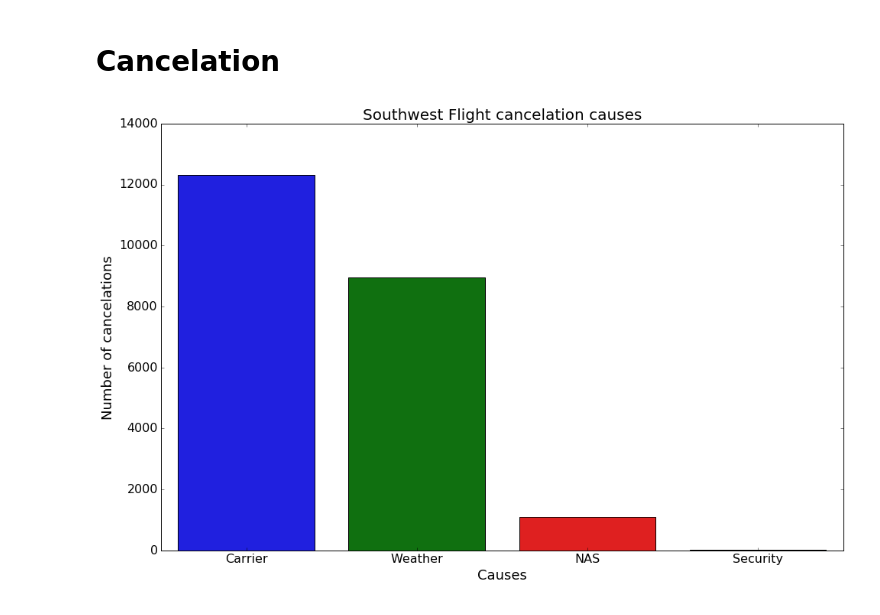
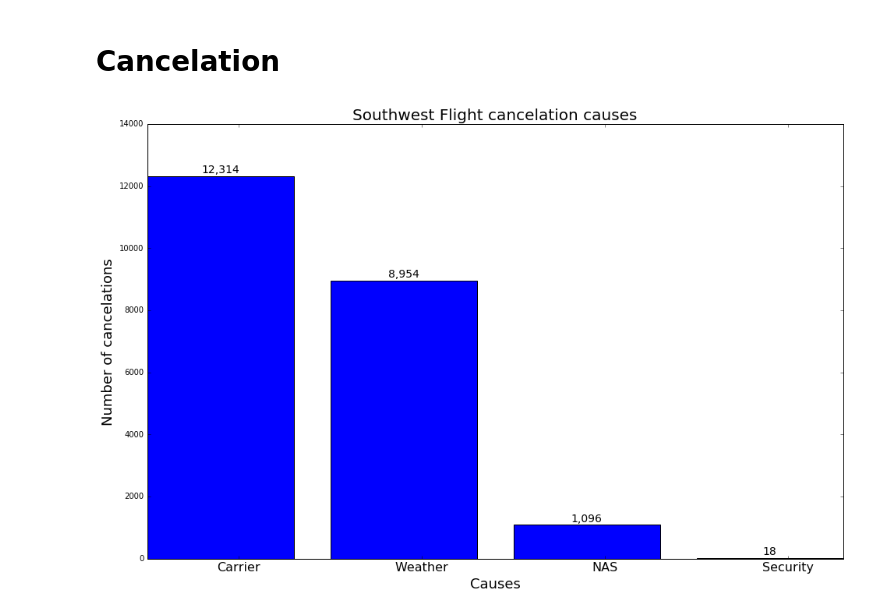
Before and after one commit to Zibski/Airline-on-time, a Jupyter notebook: Data Exploration.ipynb, the cells around one changed output. Cells and saved outputs as stored; diff of their text form; code cells hidden in the pictures.

Commit message:
Cancellation bar fix

```diff
--- a/Data Exploration.ipynb
+++ b/Data Exploration.ipynb
@@ -218,16 +218,22 @@ plt.show()
 # %%
 CancFlights = df[(df.Status == 4)]
 
+z = df[['CancellationCode', 'Month']].groupby(['CancellationCode']).count()
 codes = ['Carrier', 'Weather', 'NAS', 'Security']
-fig, ax = plt.subplots(figsize=(16, 10))
-sns.countplot('CancellationCode', data=CancFlights)
-labels = [item.get_text() for item in ax.get_xticklabels()]
-ax.set_xticklabels(codes)
+plt.figure(figsize=(16, 10))
+#plt.figure(figsize=(12, 8))
+ind=np.arange(4)
+plt.xticks(ind+0.5,(codes), fontsize=16)
+p = plt.bar(ind, z.values.reshape(4,))
 plt.ylabel('Number of cancelations', fontsize=18)
 plt.title('Southwest Flight cancelation causes', fontsize=20)
 plt.xlabel('Causes', fontsize=18)
-plt.xticks(fontsize=16)
-plt.yticks(fontsize=16)
+
+for bar1 in p:
+    plt.gca().text(bar1.get_x() + bar1.get_width()/2,
+                    bar1.get_height() + 100, format(int(bar1.get_height()), ','),
+                    ha='center', color='black', fontsize=14)
+
 plt.show()
 # %% [output]
-[figure, old version]
+[figure, new version]
```
